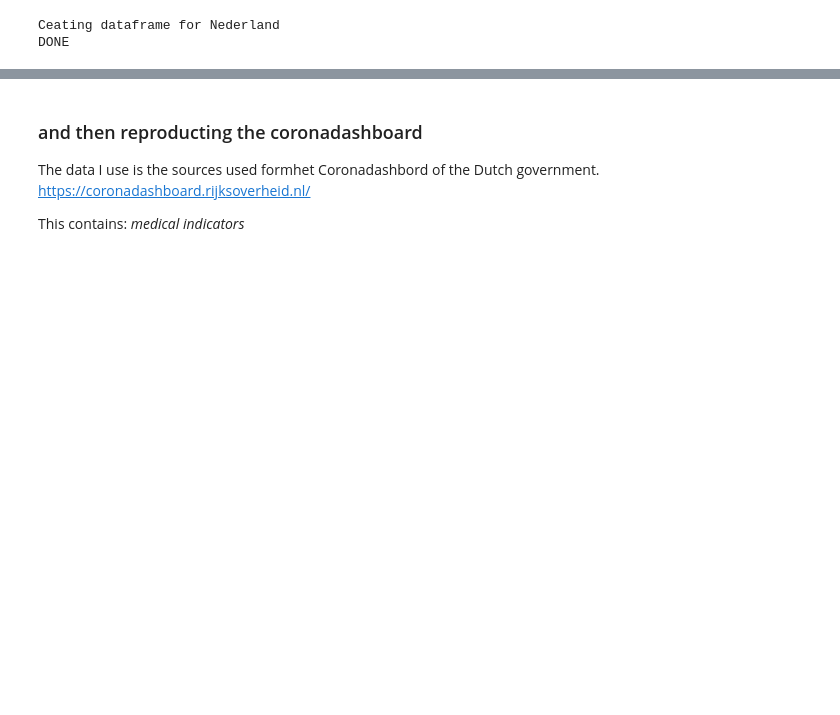
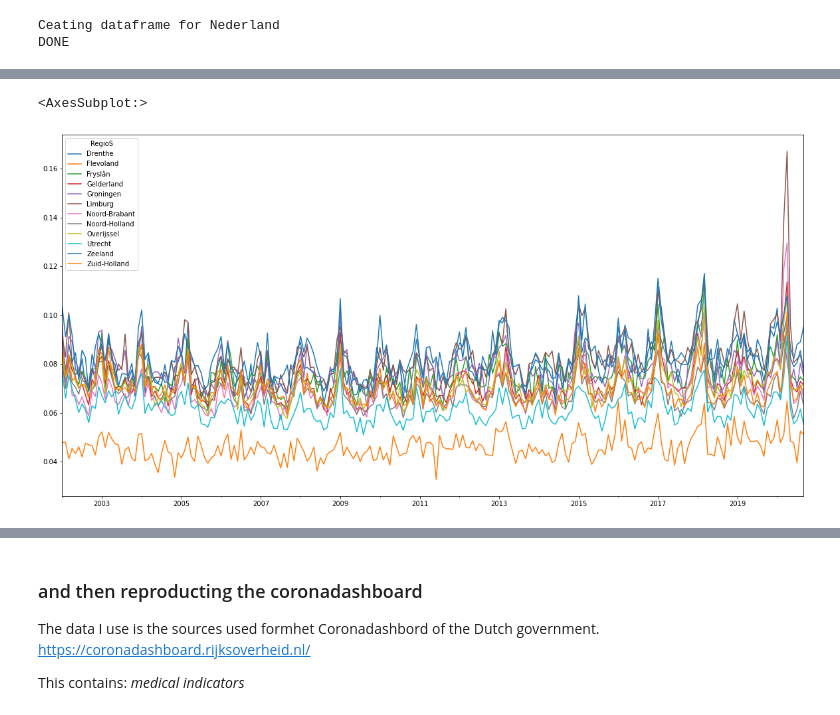
Before and after one commit to cjvanzwol/notebooks, a Jupyter notebook: Covid/Covid.ipynb, the cells around one changed output, grey strips where cells are left out. Cells and saved outputs as stored; diff of their text form; code cells hidden in the pictures; blank space fills up the shorter version.

```diff
--- a/Covid/Covid.ipynb
+++ b/Covid/Covid.ipynb
@@ -204,0 +192,6 @@ df
+# %%
+provincies = population_pv.pivot(columns='RegioS',values='%_Deceased_OF_Population')
+provincies.plot(figsize=(20,10))
+# %% [output]
+<AxesSubplot:>
+[figure, added]
```
Also changed, not shown: parts of 22 cells of this notebook, 2 other files.
